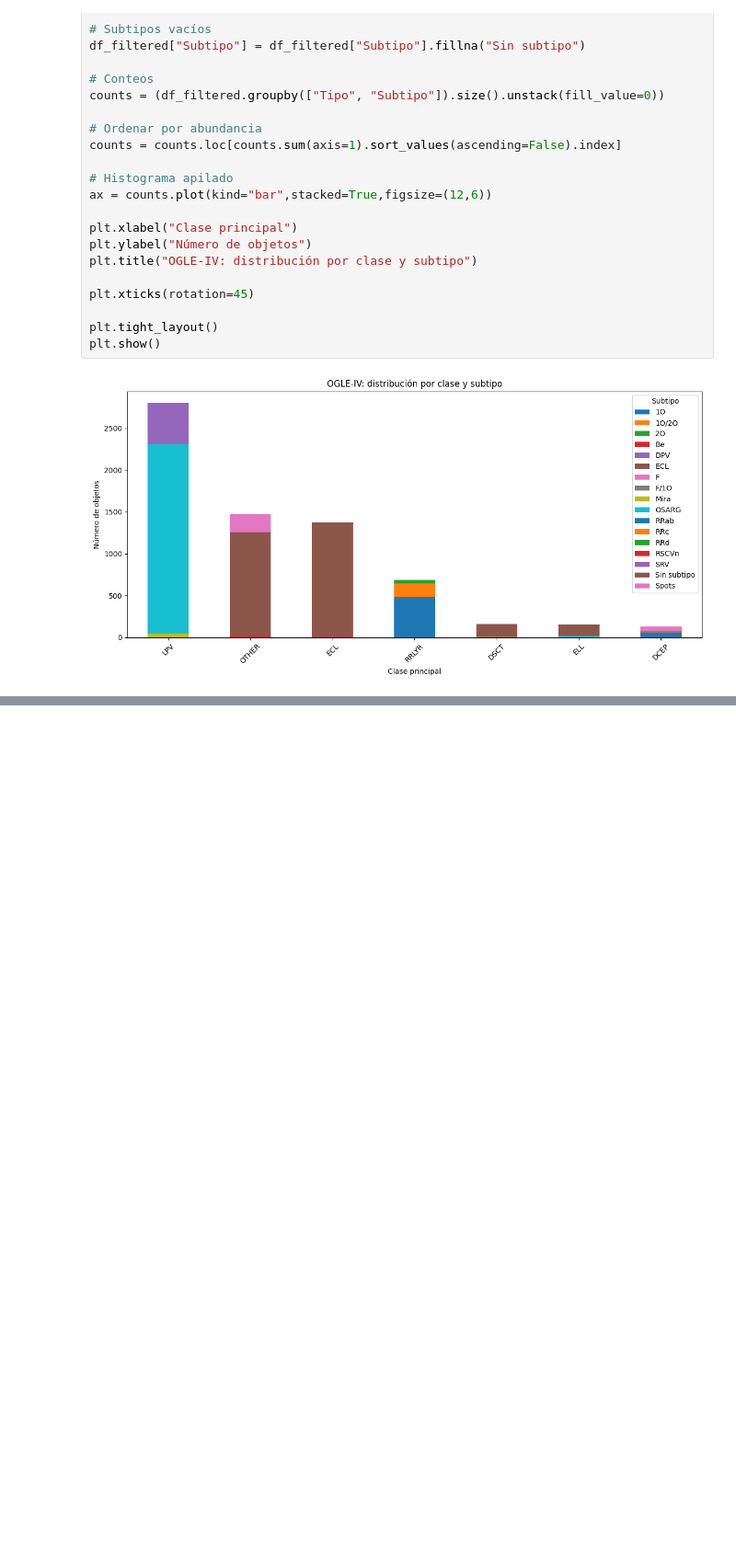
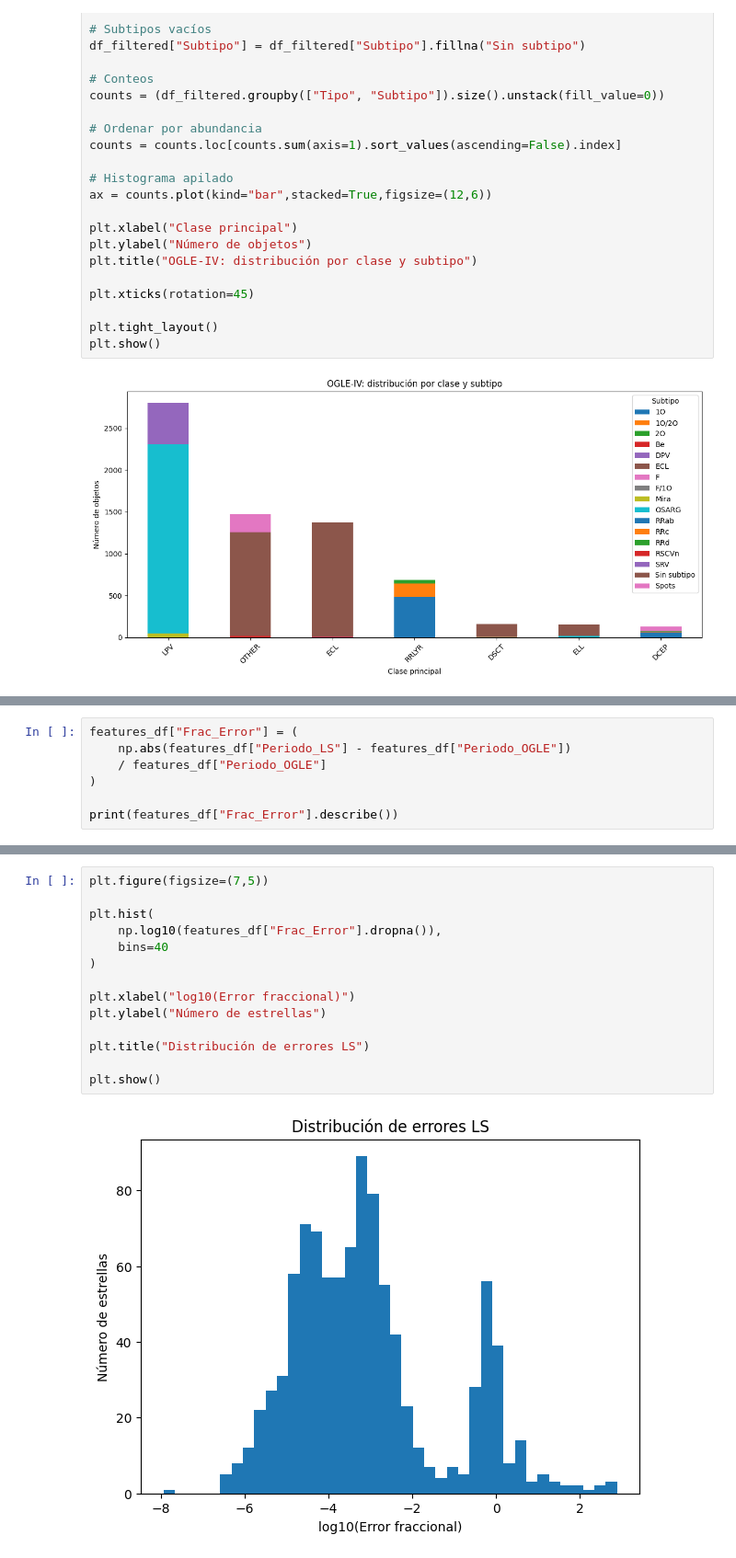
Before and after one commit to Brunelleschk1/Personal-projects, a Jupyter notebook: Proyectos de Astronomía/Laboratorio Final/ehhhh.ipynb, the cells around one changed output, grey strips where cells are left out. Shown at 92% size. Saved outputs shown, nothing was run; the diff lists cells and outputs as text; blank space fills up the shorter version.

```diff
--- a/Proyectos de Astronomía/Laboratorio Final/ehhhh.ipynb
+++ b/Proyectos de Astronomía/Laboratorio Final/ehhhh.ipynb
@@ -193,0 +696,7 @@ plt.show()
+# %%
+features_df["Frac_Error"] = (
+    np.abs(features_df["Periodo_LS"] - features_df["Periodo_OGLE"])
+    / features_df["Periodo_OGLE"]
+)
+
+print(features_df["Frac_Error"].describe())
@@ -193,0 +713,16 @@ plt.show()
+# %%
+plt.figure(figsize=(7,5))
+
+plt.hist(
+    np.log10(features_df["Frac_Error"].dropna()),
+    bins=40
+)
+
+plt.xlabel("log10(Error fraccional)")
+plt.ylabel("Número de estrellas")
+
+plt.title("Distribución de errores LS")
+
+plt.show()
+# %% [output]
+[figure, added]
```
Also changed, not shown: parts of 20 cells of this notebook.
